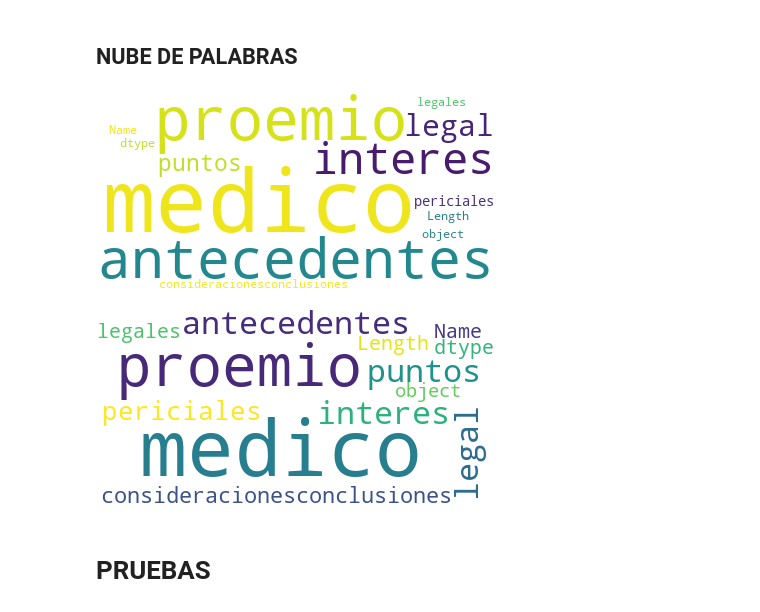
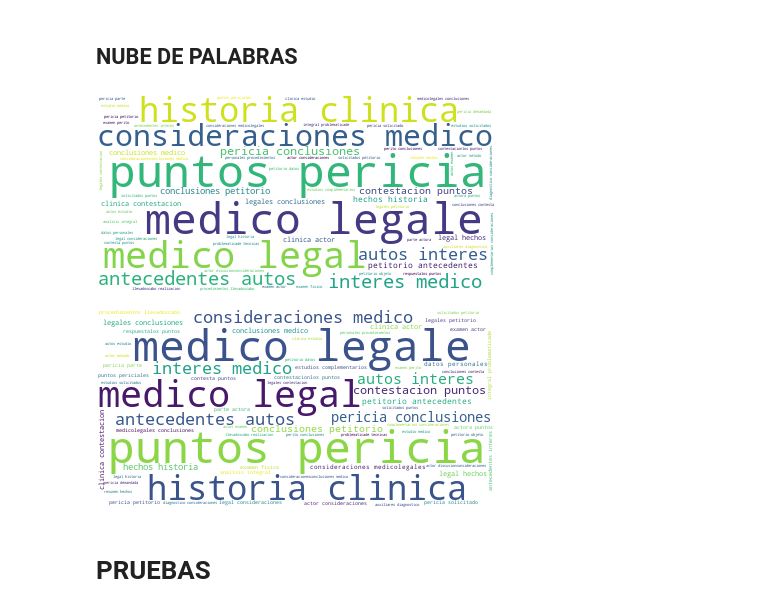
Before and after one commit to gaston411/Mi-Proyecto, a Jupyter notebook: limpiezaPrueba.ipynb, the cells around one changed output. Cells and saved outputs as stored; diff of their text form; code cells hidden in the pictures.

```diff
--- a/limpiezaPrueba.ipynb
+++ b/limpiezaPrueba.ipynb
@@ -104,7 +104,7 @@ dfLimpio = dfLimpio.apply(limpiarTexto2)
 # busca titulos que comienzan con numeros romanos
 def buscarTitulosRomanos(text):
     # Expresiones regulares para encontrar los numeros romanos
-    tituloNroRomano =re.compile(r'(I{1,3}|IV|V|VI{1,3}|IX|X)+[-.)][\w\s-]+[:\n]')
+    tituloNroRomano =re.compile(r'(I{1,3}|IV|V|VI{1,3}|IX|X)+[-.)][\w\s-]+[:.\n]')
     tituloNroRomano5 =re.compile(r'V[-.)]+[\w\s-]+[:\n]')
     titulosRomanosEncontrados = []
 
@@ -327,22 +327,22 @@ plt
 # %%
 # Import the wordcloud library
 import pandas as pd
 import matplotlib.pyplot as plt
 from wordcloud import WordCloud
 
 # Join the different processed titles together.
-long_string = ','.join(list(dfTitulosMayusculas.apply(str)))
+long_string = ','.join(list(dfTitulosMayusculas[0].apply(str)))
 
 # Create a WordCloud object
 wordcloud = WordCloud(background_color="white", max_words=1000, contour_width=3, contour_color='steelblue')
 
 # Generate a word cloud
 wordcloud.generate(long_string)
 
 # Visualize the word cloud
 wordcloud.to_image()
 # %% [output]
-[figure, old version]
+[figure, new version]
 # %%
 # elimino stopwords de la nube de palabras.
 import nltk
@@ -359,7 +359,7 @@ import matplotlib.pyplot as plt
 from wordcloud import WordCloud
 
 # Join the different processed titles together.
-long_string = ','.join(list(dfTitulosMayusculas.apply(str)))
+long_string = ','.join(list(dfTitulosMayusculas[0].apply(str)))
 
 # Create a WordCloud object
 wordcloud = WordCloud(background_color="white", max_words=1000, contour_width=3, contour_color='steelblue', stopwords=stops) #, stopwords=stops
@@ -370,7 +370,7 @@ wordcloud.generate(long_string)
 # Visualize the word cloud
 wordcloud.to_image()
 # %% [output]
-[figure, old version]
+[figure, new version]
 # %% [markdown]
 # PRUEBAS
 # %%
```
Also changed, not shown: parts of 2 cells of this notebook.
